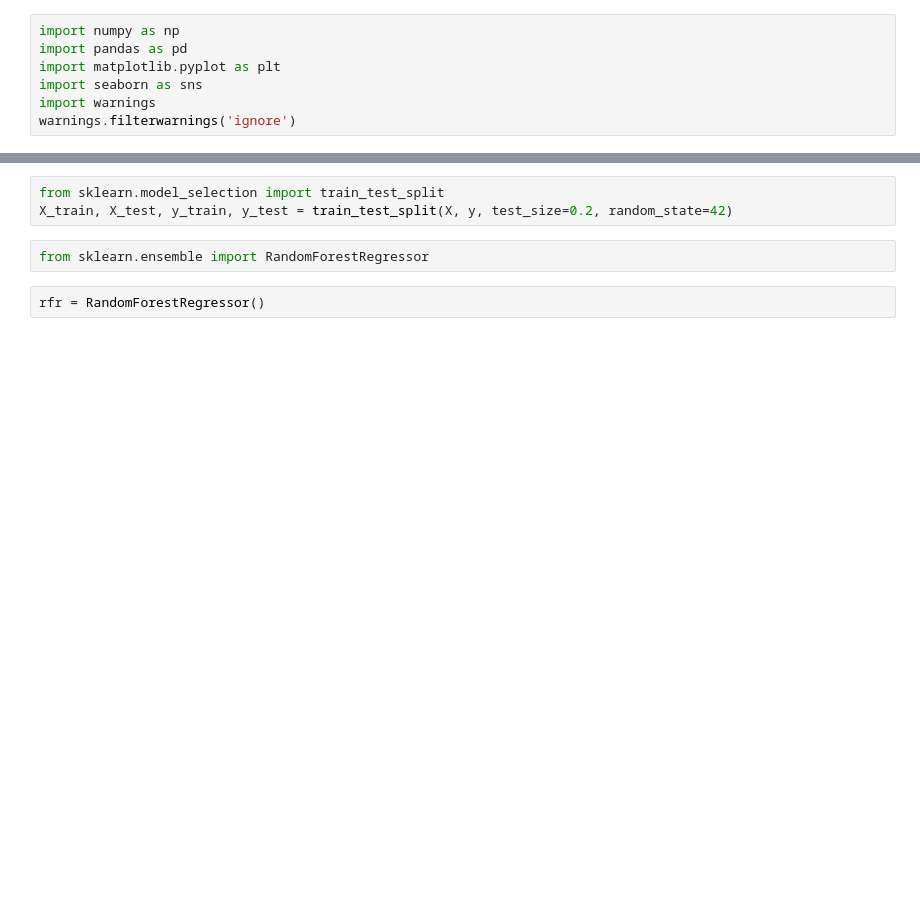
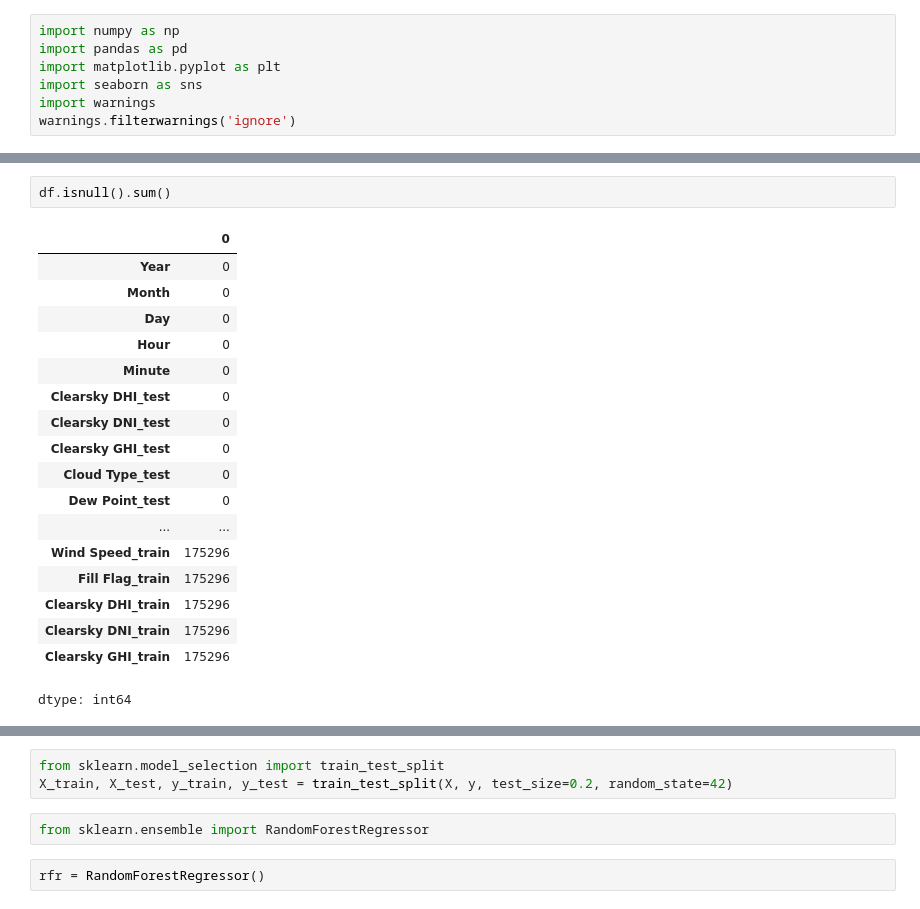
Before and after one commit to tejas-p-28/assignment_data_science_ethans, a Jupyter notebook: Assignment_Regression.ipynb, the cells around one changed output, grey strips where cells are left out. Saved outputs shown, nothing was run; the diff lists cells and outputs as text; blank space fills up the shorter version.

```diff
--- a/Assignment_Regression.ipynb
+++ b/Assignment_Regression.ipynb
@@ -19,3 +32,24 @@ df.head()
+# %%
+df.isnull().sum()
+# %% [output]
+|  | 0 |
+| Year | 0 |
+| Month | 0 |
+| Day | 0 |
+| Hour | 0 |
+| Minute | 0 |
+| Clearsky DHI_test | 0 |
+| Clearsky DNI_test | 0 |
+| Clearsky GHI_test | 0 |
+| Cloud Type_test | 0 |
+| Dew Point_test | 0 |
+| ... | ... |
+| Wind Speed_train | 175296 |
+| Fill Flag_train | 175296 |
+| Clearsky DHI_train | 175296 |
+| Clearsky DNI_train | 175296 |
+| Clearsky GHI_train | 175296 |
+dtype: int64
 # %%
 df.shape
 # %% [output]
```
Also changed, not shown: parts of 11 cells of this notebook.
